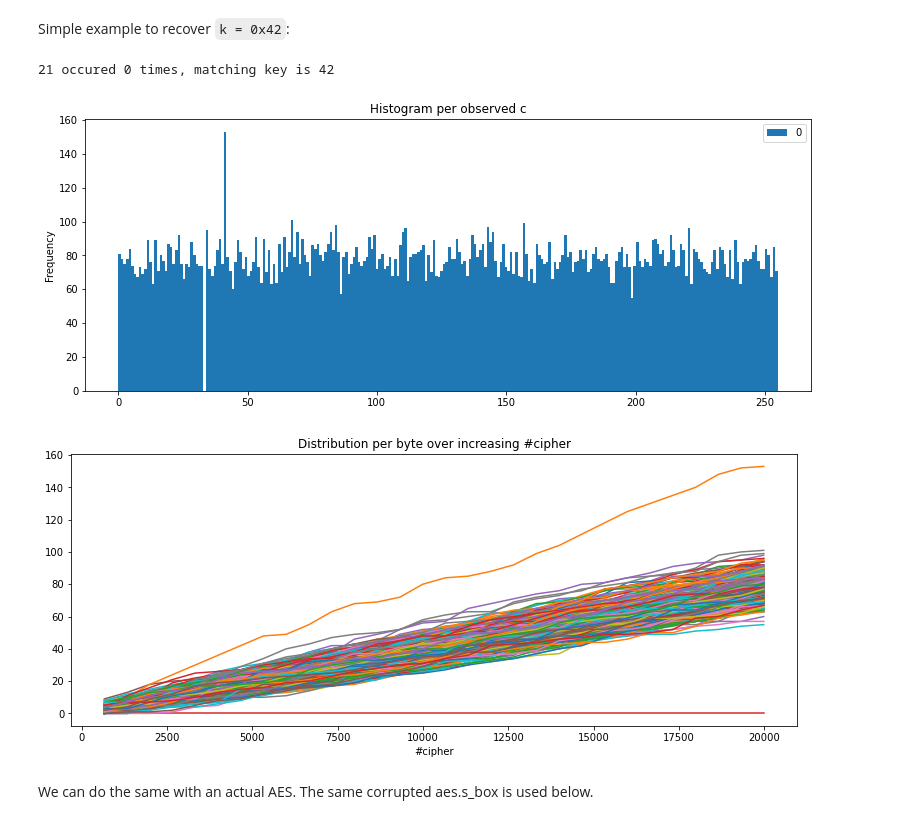
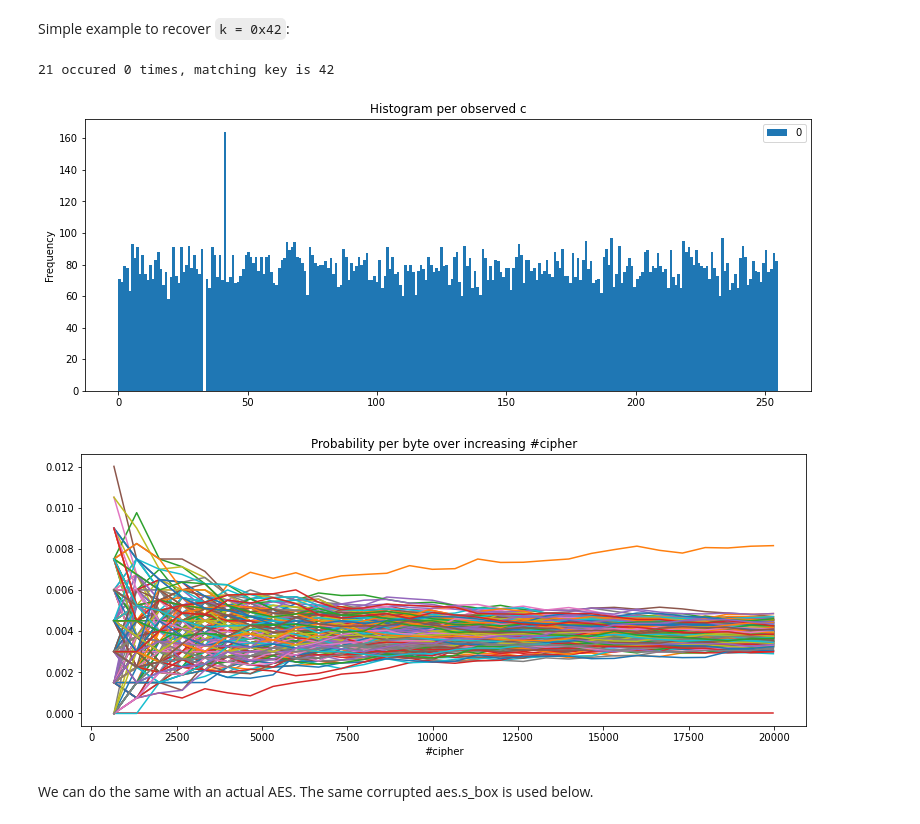
Before and after one commit to nilswiersma/pfa, a Jupyter notebook: Simple PFA.ipynb, the cells around one changed output. Drawn from its saved outputs; the diff is of its cells as text; code cells hidden in the pictures.

```diff
--- a/Simple PFA.ipynb
+++ b/Simple PFA.ipynb
@@ -22,7 +22,7 @@ def prepare_data(data):
     for sub in range(step, len(data), step):
         tmp = pd.Categorical(df[:sub][0], categories=range(256)).value_counts()
         for b,v in tmp.iteritems():
-            data2.append((sub,b,v))
+            data2.append((sub,b,v/sub))
 
 
     over_time = pd.DataFrame(columns=['#cipher', 'byte', 'count'], data=data2)
@@ -61,24 +61,24 @@ k = 0x42
 # %%
 # generate data based on c <= SBox(x) ^ k
 data = [aes.s_box[os.urandom(1)[0]] ^ k for _ in tqdm.trange(20000)]
 df, cat, over_time = prepare_data(data)
 
 # find the key byte
 tmin = cat.value_counts().idxmin()
 print(f'{tmin:02x} occured {cat.value_counts()[tmin]} times, matching key is {tmin ^ original_sbox_byte:02x}')
 
 # histogram of the observed output c
 ax = df.plot(kind='hist', bins=256, figsize=figsize, title='Histogram per observed c')
 
 # plot over increasing amount of cipher texts
 fig, ax = plt.subplots(figsize=figsize)
-ax.set_title('Distribution per byte over increasing #cipher')
+ax.set_title('Probability per byte over increasing #cipher')
 for b in tqdm.tqdm(over_time['byte'].unique()):
-    over_time[over_time['byte']==b].plot(x='#cipher', y='count', ax=ax, legend=False)
+    (over_time[over_time['byte']==b]).plot(x='#cipher', y='count', ax=ax, legend=False)
 # %% [output]
 21 occured 0 times, matching key is 42
-[figure, old version]
+[figure, new version]
-[figure, old version]
+[figure, new version]
 # %% [markdown]
 We can do the same with an actual AES. The same corrupted aes.s_box is used below.
 # %%
```
Also changed, not shown: parts of 7 cells of this notebook.
